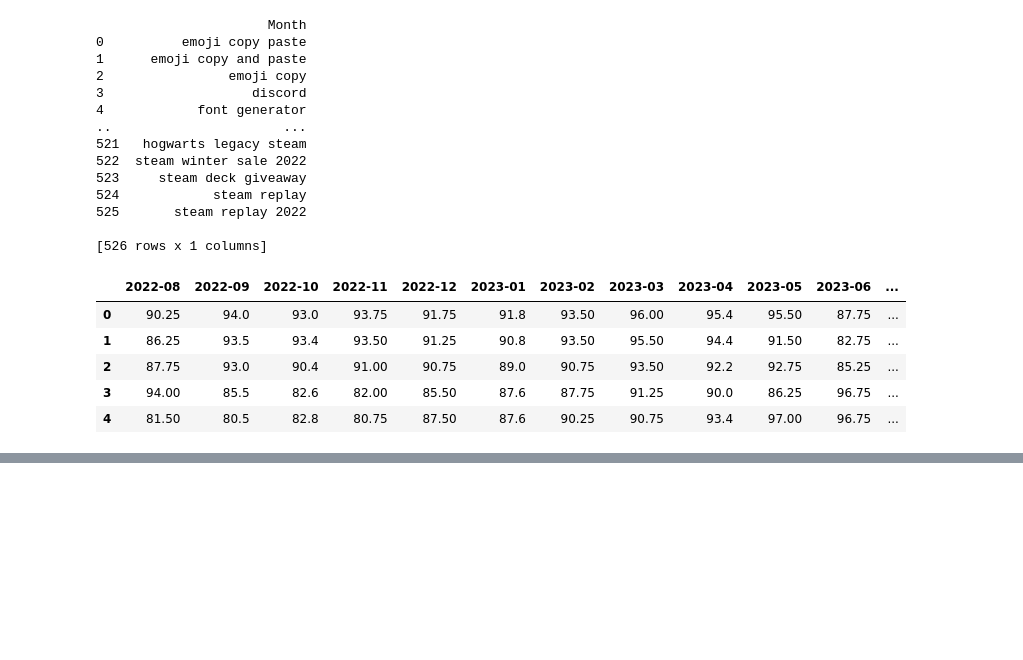
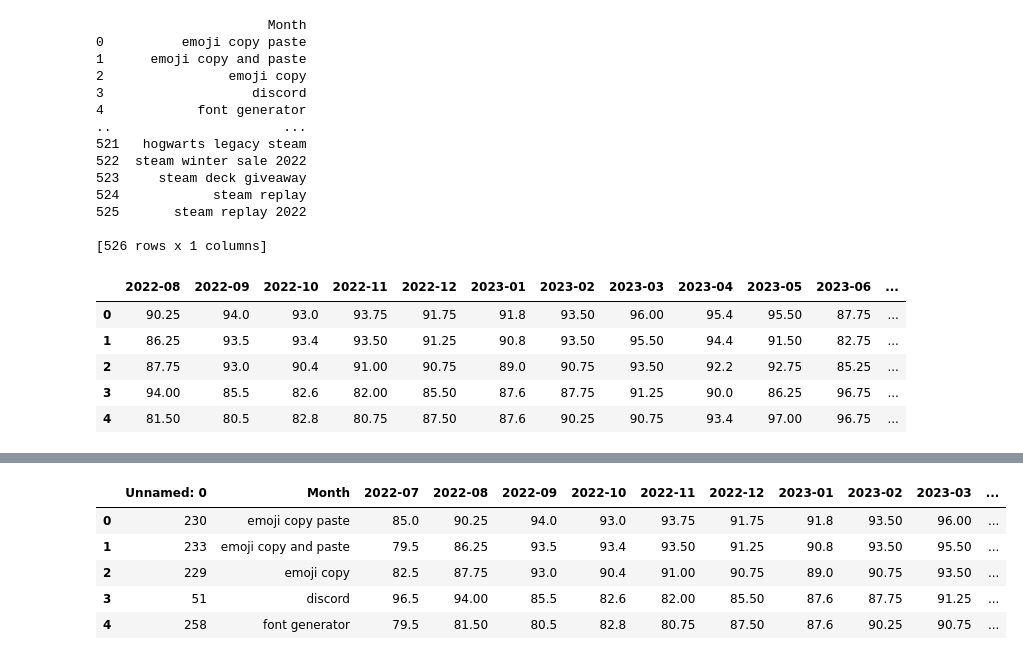
Before and after one commit to gupta-aayushkr/Keyword-Analysis, a Jupyter notebook: main2.ipynb, the cells around one changed output, grey strips where cells are left out. Drawn from its saved outputs; the diff is of its cells as text; code cells hidden in the pictures; blank space fills up the shorter version.

```diff
--- a/main2.ipynb
+++ b/main2.ipynb
@@ -191,0 +649,9 @@ for i in arr_6M:
+# %%
+df.head()
+# %% [output]
+|  | Unnamed: 0 | Month | 2022-07 | 2022-08 | 2022-09 | 2022-10 | 2022-11 | 2022-12 | 2023-01 | 2023-02 | 2023-03 | ... |
+| 0 | 230 | emoji copy paste | 85.0 | 90.25 | 94.0 | 93.0 | 93.75 | 91.75 | 91.8 | 93.50 | 96.00 | ... |
+| 1 | 233 | emoji copy and paste | 79.5 | 86.25 | 93.5 | 93.4 | 93.50 | 91.25 | 90.8 | 93.50 | 95.50 | ... |
+| 2 | 229 | emoji copy | 82.5 | 87.75 | 93.0 | 90.4 | 91.00 | 90.75 | 89.0 | 90.75 | 93.50 | ... |
+| 3 | 51 | discord | 96.5 | 94.00 | 85.5 | 82.6 | 82.00 | 85.50 | 87.6 | 87.75 | 91.25 | ... |
+| 4 | 258 | font generator | 79.5 | 81.50 | 80.5 | 82.8 | 80.75 | 87.50 | 87.6 | 90.25 | 90.75 | ... |
```
Also changed, not shown: parts of 24 cells of this notebook, 3 other files.
